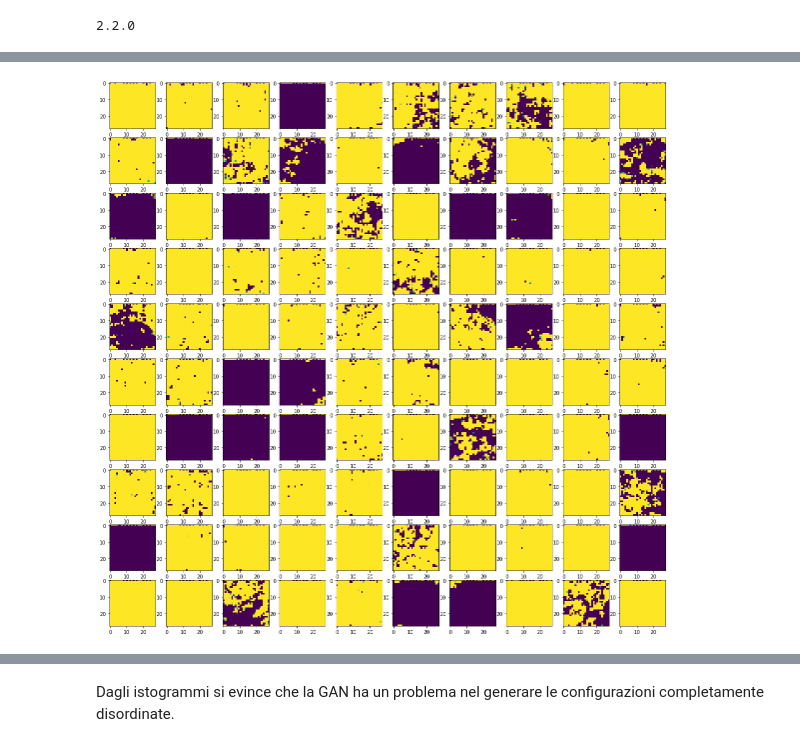
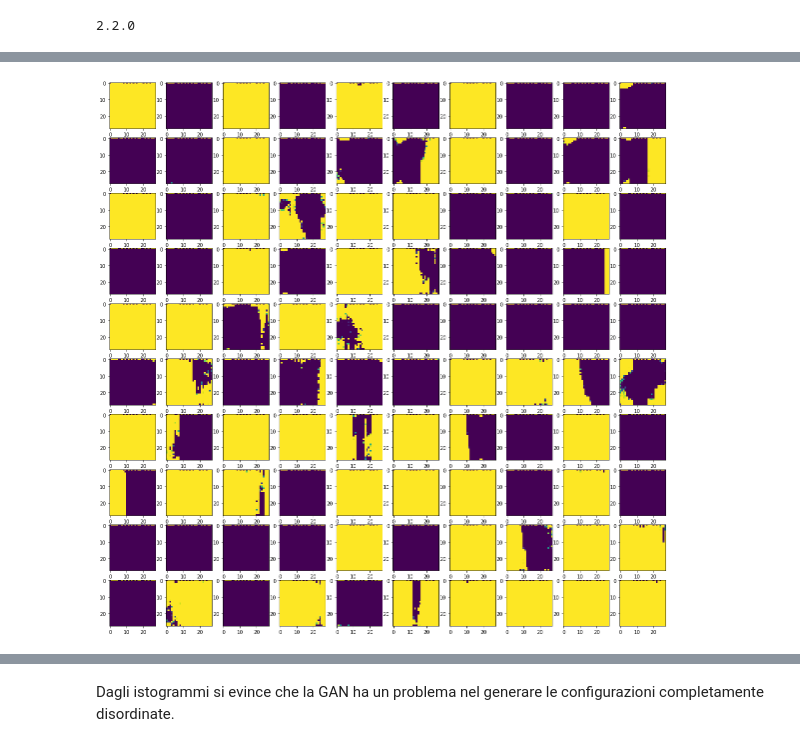
Before and after one commit to raeubaen/misc, a Jupyter notebook: GAN_Ising_Model-1.ipynb, the cells around one changed output, grey strips where cells are left out. Drawn from its saved outputs; the diff is of its cells as text; code cells hidden in the pictures.

```diff
--- a/GAN_Ising_Model-1.ipynb
+++ b/GAN_Ising_Model-1.ipynb
@@ -68,5 +77,6 @@ def get_discriminator_model():
     model = keras.models.Model(img_input, x, name="discriminator")
     return model
 
-d_model = get_discriminator_model()
-d_model.summary()
+d_model_ord = get_discriminator_model()
+d_model_dis = get_discriminator_model()
+d_model_cri = get_discriminator_model()
@@ -118,8 +110,10 @@ def get_generator_model():
     model = keras.models.Model(z, x, name="generator")
     return model
 
-g_model = get_generator_model()
-g_model.summary()
+g_model_ord = get_generator_model()
+g_model_ord.summary()
+g_model_dis = get_generator_model()
+g_model_cri = get_generator_model()
 # %% [output]
 Model: "generator"
 _________________________________________________________________
@@ -238,11 +232,17 @@ EPOCHS = 150
 cbk = GANMonitor(num_img=3, latent_dim=latent_dim, norma=255)
 
 # Istanziamento modello
-gan = DCGAN(discriminator=d_model, generator=g_model, latent_dim=latent_dim)
+gan_ord = DCGAN(discriminator=d_model_ord, generator=g_model_ord, latent_dim=latent_dim)
 
 # Compilazione
-gan.compile(
-    d_optimizer=discriminator_optimizer,
+gan_ord.compile(d_optimizer=discriminator_optimizer,
     g_optimizer=generator_optimizer,
     loss_fn=gan_loss,
 )
+
+gan_dis = DCGAN(discriminator=d_model_dis, generator=g_model_dis, latent_dim=latent_dim)
+gan_dis.compile(d_optimizer=discriminator_optimizer, g_optimizer=generator_optimizer,
+    loss_fn=gan_loss)
+gan_cri = DCGAN(discriminator=d_model_cri, generator=g_model_cri, latent_dim=latent_dim)
+gan_cri.compile(d_optimizer=discriminator_optimizer, g_optimizer=generator_optimizer,
+    loss_fn=gan_loss)
@@ -270,0 +249,5 @@ Epoch 150/150
+# %%
+# Start training
+gan_ord.fit(train_dataset_ord, epochs=EPOCHS, callbacks=[cbk], batch_size=512)
+gan_cri.fit(train_dataset_cri, epochs=EPOCHS, callbacks=[cbk], batch_size=512)
+gan_dis.fit(train_dataset_dis, epochs=EPOCHS, callbacks=[cbk], batch_size=512)
@@ -271,11 +273,11 @@ Epoch 150/150
 # %%
 n, m = 10, 10
 random_latent_vectors = tf.random.normal(shape=(n*m, latent_dim))
-generated_images = gan.generator(random_latent_vectors)
+generated_images = gan_ord.generator(random_latent_vectors)
 
 fig, axs = plt.subplots(n, m, figsize=(20, 20))
 for i in range(n):
   for j in range(m):
     axs[i][j].imshow(generated_images[n*i+j].numpy().reshape((28, 28)))
 # %% [output]
-[figure, old version]
+[figure, new version]
```
Also changed, not shown: parts of 9 cells of this notebook.
